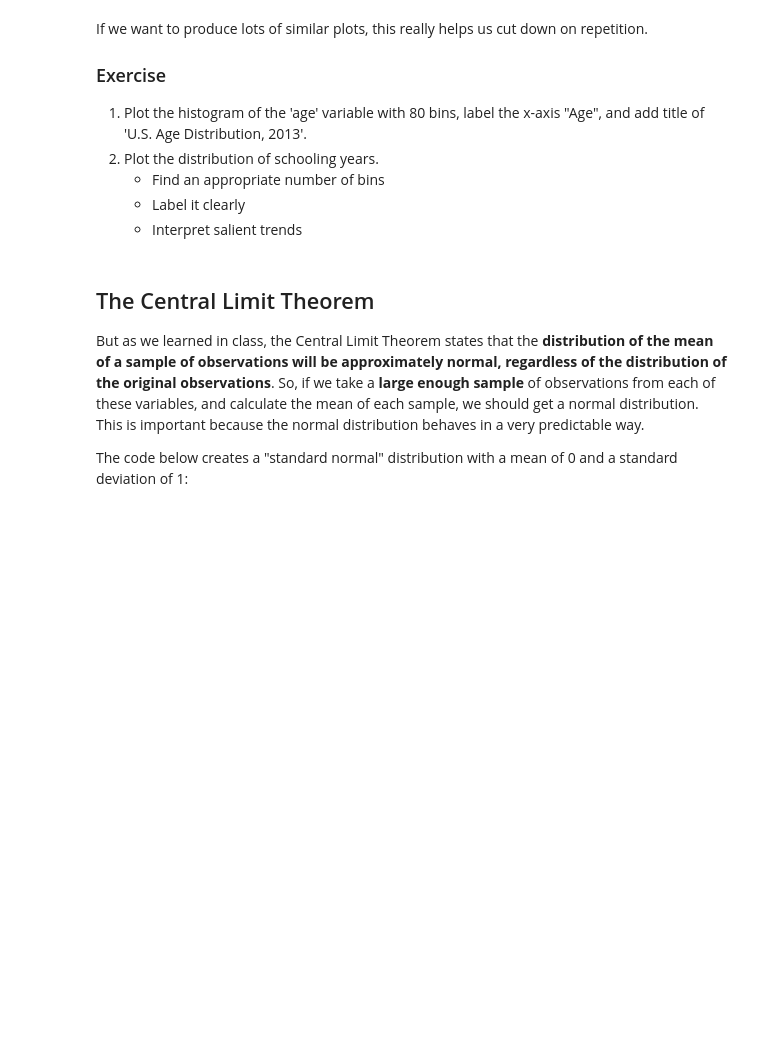
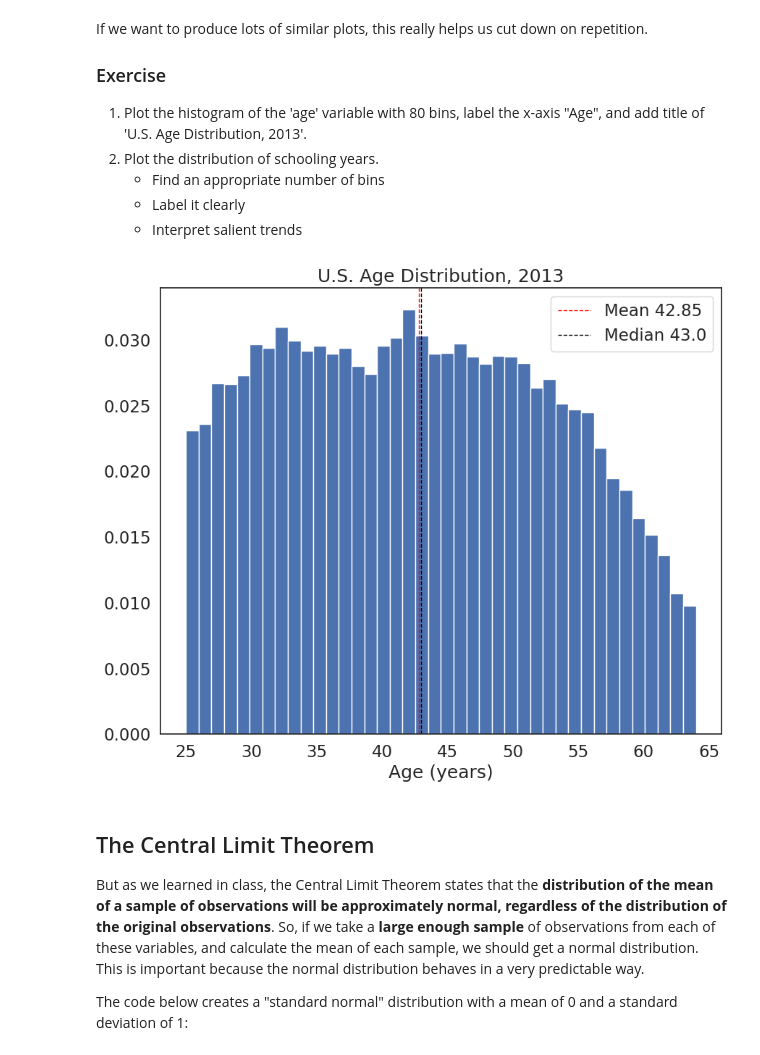
Before and after one commit to solo-marina/QM2, a Jupyter notebook: notebooks/W05. Distributions and Basic Statistics.ipynb, the cells around one changed output. Saved outputs shown, nothing was run; the diff lists cells and outputs as text; code cells hidden in the pictures; blank space fills up the shorter version.

```diff
--- a/notebooks/W05. Distributions and Basic Statistics.ipynb
+++ b/notebooks/W05. Distributions and Basic Statistics.ipynb
@@ -325,7 +331,9 @@ If we want to produce lots of similar plots, this really helps us cut down on re
     * Label it clearly
     * Interpret salient trends
 # %%
-plot_histogram(variable = df['income'], bin_number = 20, xlab = 'Income ($, 000)', title = 'U.S. Income Distribution, 2013')
+plot_histogram(variable = df['age'], bin_number = 40, xlab = 'Age (years)', title = 'U.S. Age Distribution, 2013')
+# %% [output]
+[figure, added]
 # %% [markdown]
 ## The Central Limit Theorem
 
```
Also changed, not shown: parts of 10 cells of this notebook.
